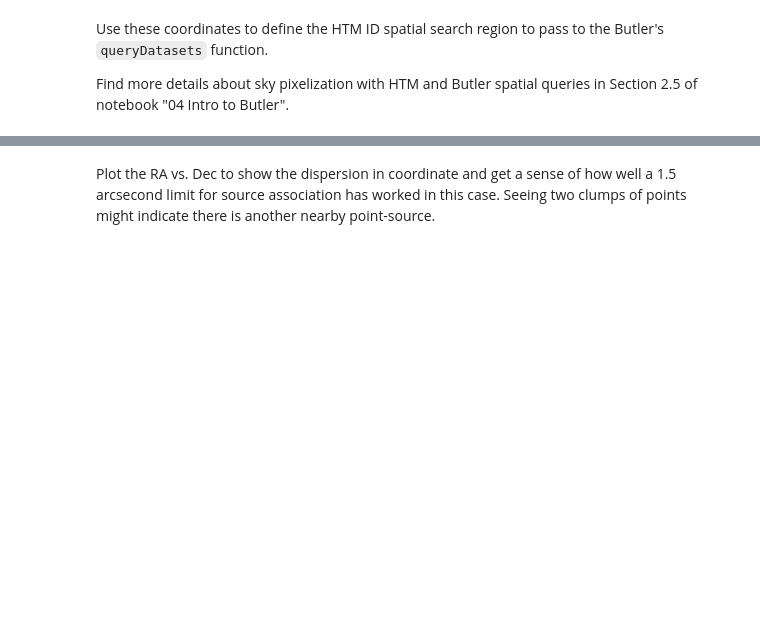
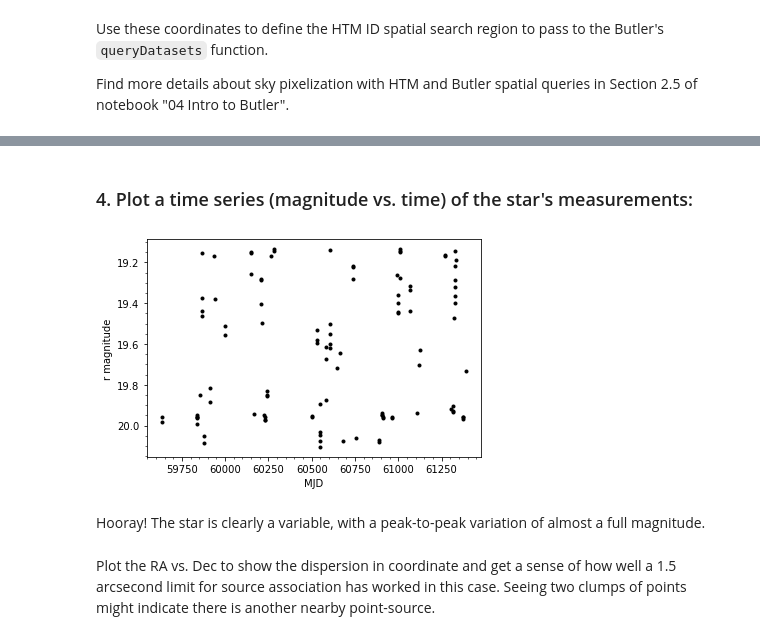
Before and after one commit to rubin-dp0/tutorial-notebooks, a Jupyter notebook: 09_Single_Star_Lightcurve_with_Butler.ipynb, the cells around one changed output, grey strips where cells are left out. Cells and saved outputs as stored; diff of their text form; code cells hidden in the pictures; blank space fills up the shorter version.

Commit message:
Add descriptive text, plot.

```diff
--- a/09_Single_Star_Lightcurve_with_Butler.ipynb
+++ b/09_Single_Star_Lightcurve_with_Butler.ipynb
@@ -187,0 +249,3 @@ for i,d in enumerate(refs):
+# %%
+# Uncomment the following to read the saved timeseries data:
+tab_timeseries = fits.getdata('timeseries_rband.fits')
@@ -188,3 +264,16 @@ for i,d in enumerate(refs):
+# %% [markdown]
+### 4. Plot a time series (magnitude vs. time) of the star's measurements:
+# %%
+plt.plot(tab_timeseries['mjd'], tab_timeseries['mag'], 'k.')
+plt.xlabel('MJD')
+plt.ylabel('r magnitude')
+plt.gca().invert_yaxis()
+plt.minorticks_on()
+plt.show()
+# %% [output]
+[figure, added]
+# %% [markdown]
+Hooray! The star is clearly a variable, with a peak-to-peak variation of almost a full magnitude.
 # %% [markdown]
 Plot the RA vs. Dec to show the dispersion in coordinate and get a sense of how well a 1.5 arcsecond limit for source association has worked in this case.
 Seeing two clumps of points might indicate there is another nearby point-source.
```
Also changed, not shown: parts of 16 cells of this notebook.
